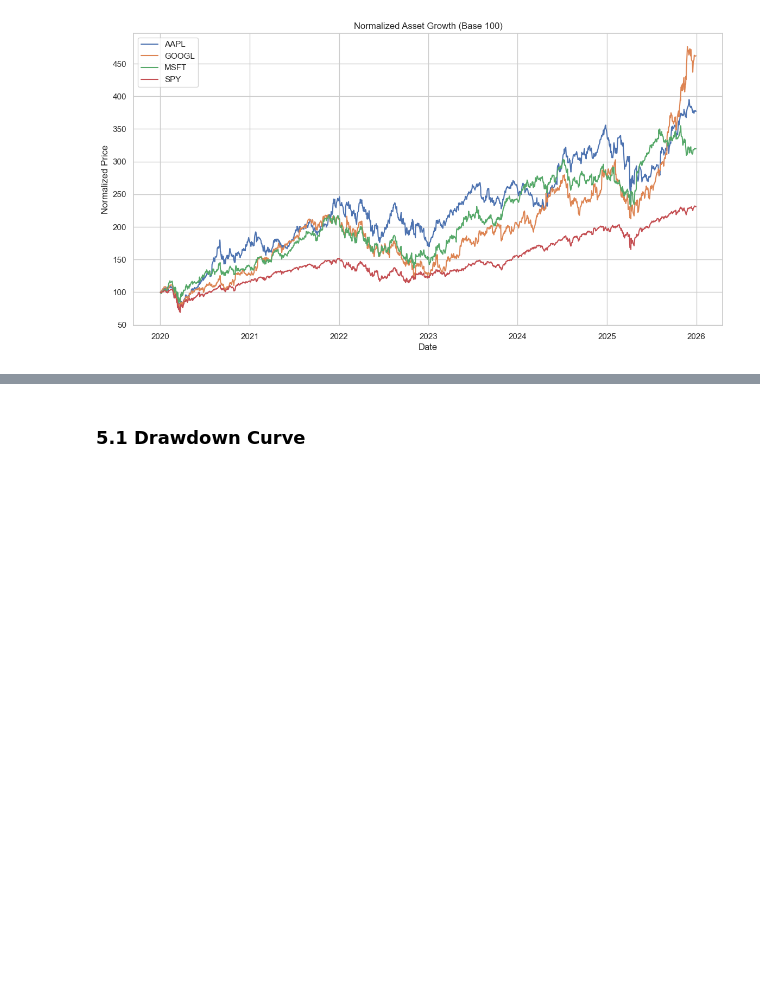
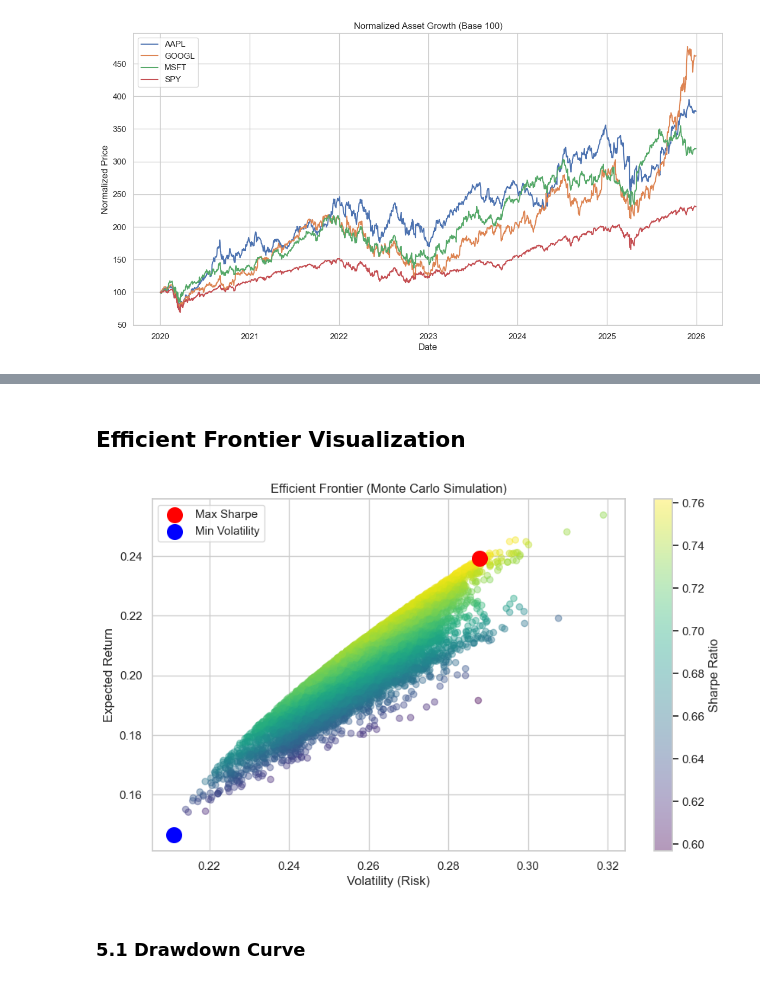
Before and after one commit to KartikMehra22/monte-carlo-portfolio-optimization, a Jupyter notebook: notebooks/portfolio_optimization.ipynb, the cells around one changed output, grey strips where cells are left out. Saved outputs shown, nothing was run; the diff lists cells and outputs as text; code cells hidden in the pictures; blank space fills up the shorter version.

```diff
--- a/notebooks/portfolio_optimization.ipynb
+++ b/notebooks/portfolio_optimization.ipynb
@@ -166,0 +228,13 @@ plt.show()
+# %%
+# Identify Optimal Portfolios
+# Maximum Sharpe Ratio Portfolio
+max_sharpe_port = portfolio_results.loc[portfolio_results["Sharpe"].idxmax()]
+
+# Minimum Volatility Portfolio
+min_vol_port = portfolio_results.loc[portfolio_results["Volatility"].idxmin()]
+
+print("Maximum Sharpe Portfolio:")
+display(max_sharpe_port)
+
+print("Minimum Volatility Portfolio:")
+display(min_vol_port)
@@ -167,3 +260,37 @@ plt.show()
+# %% [markdown]
+##  Efficient Frontier Visualization
+# %%
+# Efficient Frontier
+plt.figure(figsize=(10,6))
+
+scatter = plt.scatter(portfolio_results["Volatility"],
+                      portfolio_results["Return"],
+                      c=portfolio_results["Sharpe"],
+                      cmap="viridis",
+                      alpha=0.4)
+
+plt.colorbar(scatter, label="Sharpe Ratio")
+
+# Highlight optimal portfolios
+plt.scatter(max_sharpe_port["Volatility"],
+            max_sharpe_port["Return"],
+            color="red",
+            s=200,
+            label="Max Sharpe")
+
+plt.scatter(min_vol_port["Volatility"],
+            min_vol_port["Return"],
+            color="blue",
+            s=200,
+            label="Min Volatility")
+
+plt.xlabel("Volatility (Risk)")
+plt.ylabel("Expected Return")
+plt.title("Efficient Frontier (Monte Carlo Simulation)")
+plt.legend()
+plt.show()
+# %% [output]
+[figure, added]
 # %% [markdown]
 ### 5.1 Drawdown Curve
 # %%
```
Also changed, not shown: parts of 7 cells of this notebook.
